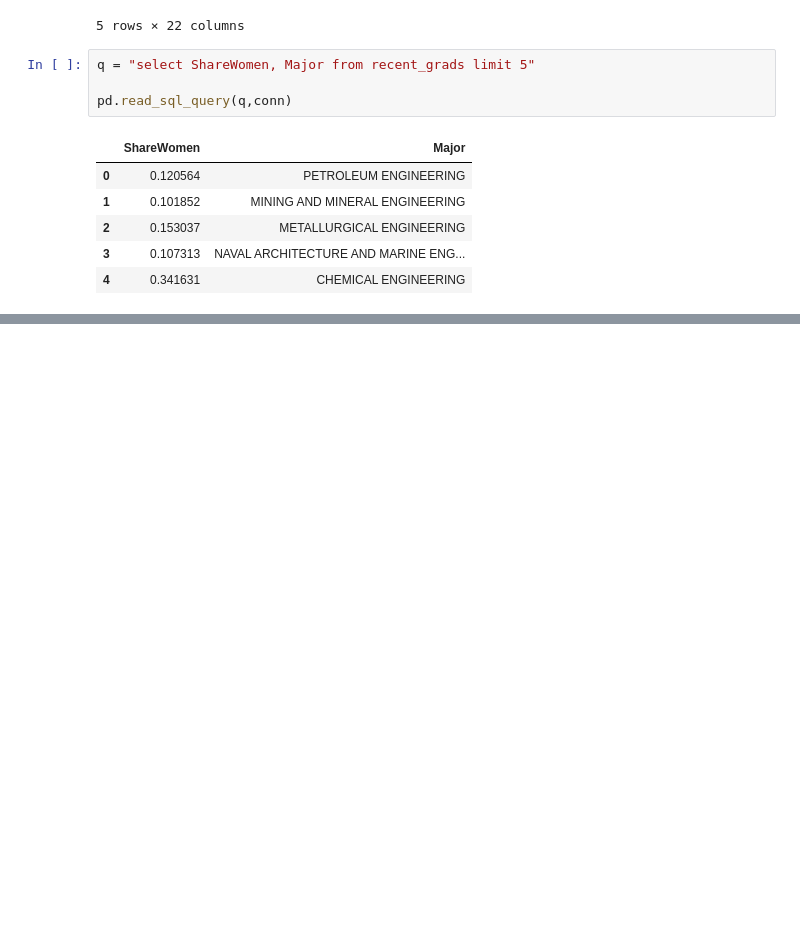
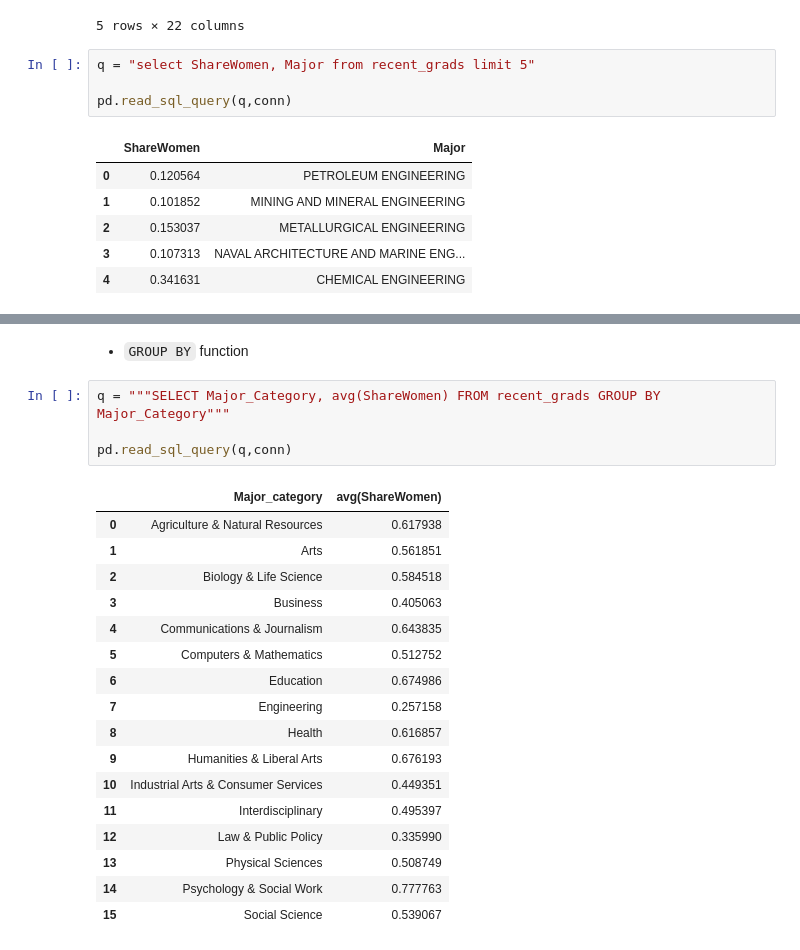
Before and after one commit to MoeedKhan-AMK/Applied-Data-Science, a Jupyter notebook: SQL/SQL Class_1 13th Sept/sqlite_class_1.ipynb, the cells around one changed output, grey strips where cells are left out. Drawn from its saved outputs; the diff is of its cells as text; blank space fills up the shorter version.

```diff
--- a/SQL/SQL Class_1 13th Sept/sqlite_class_1.ipynb
+++ b/SQL/SQL Class_1 13th Sept/sqlite_class_1.ipynb
@@ -61,0 +222,24 @@ pd.read_sql_query(q,conn)
+# %% [markdown]
+- `GROUP BY` function
+# %%
+q = """SELECT Major_Category, avg(ShareWomen) FROM recent_grads GROUP BY  Major_Category"""
+
+pd.read_sql_query(q,conn)
+# %% [output]
+|  | Major_category | avg(ShareWomen) |
+| 0 | Agriculture & Natural Resources | 0.617938 |
+| 1 | Arts | 0.561851 |
+| 2 | Biology & Life Science | 0.584518 |
+| 3 | Business | 0.405063 |
+| 4 | Communications & Journalism | 0.643835 |
+| 5 | Computers & Mathematics | 0.512752 |
+| 6 | Education | 0.674986 |
+| 7 | Engineering | 0.257158 |
+| 8 | Health | 0.616857 |
+| 9 | Humanities & Liberal Arts | 0.676193 |
+| 10 | Industrial Arts & Consumer Services | 0.449351 |
+| 11 | Interdisciplinary | 0.495397 |
+| 12 | Law & Public Policy | 0.335990 |
+| 13 | Physical Sciences | 0.508749 |
+| 14 | Psychology & Social Work | 0.777763 |
+| 15 | Social Science | 0.539067 |
```
Also changed, not shown: parts of 23 cells of this notebook.
